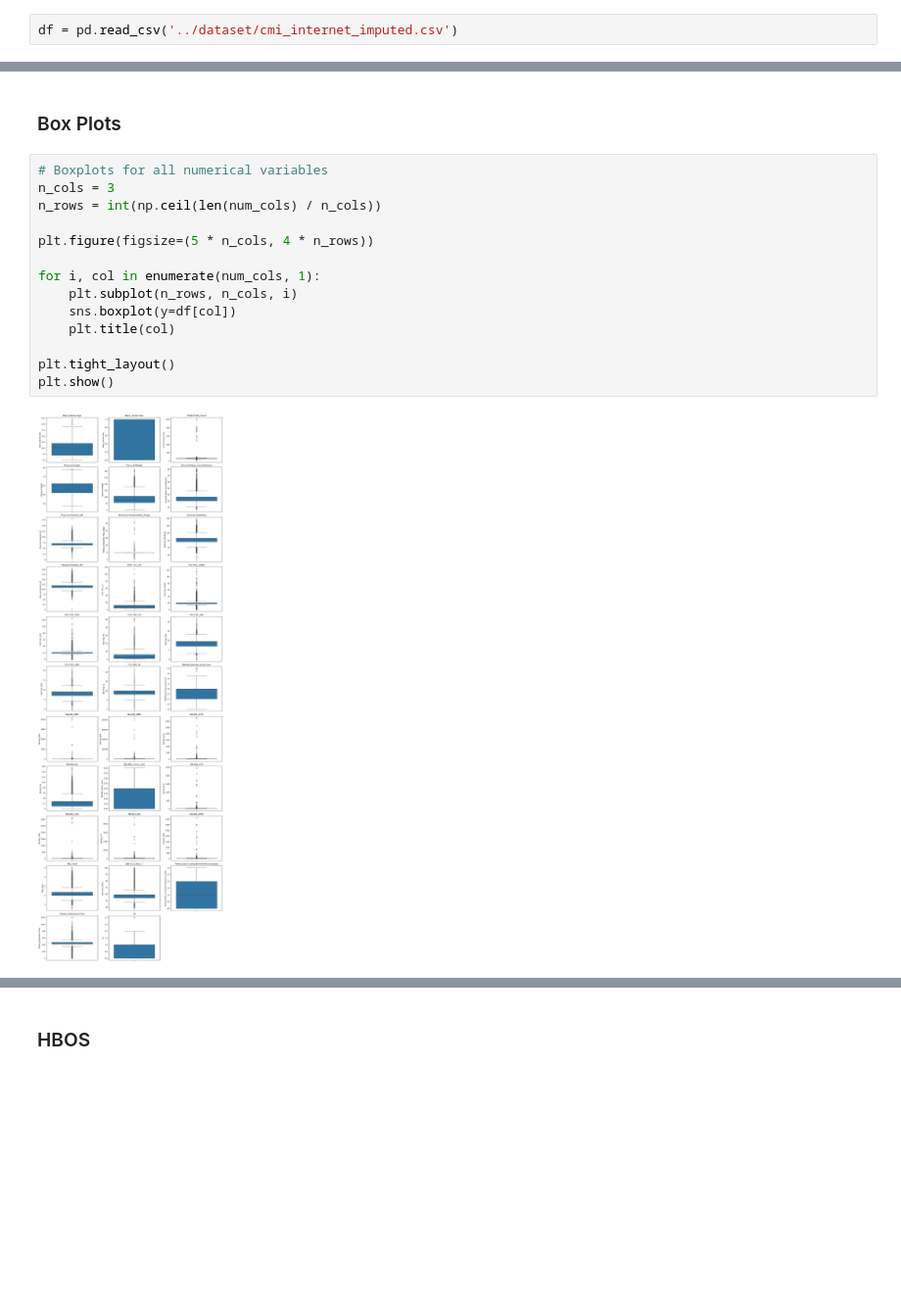
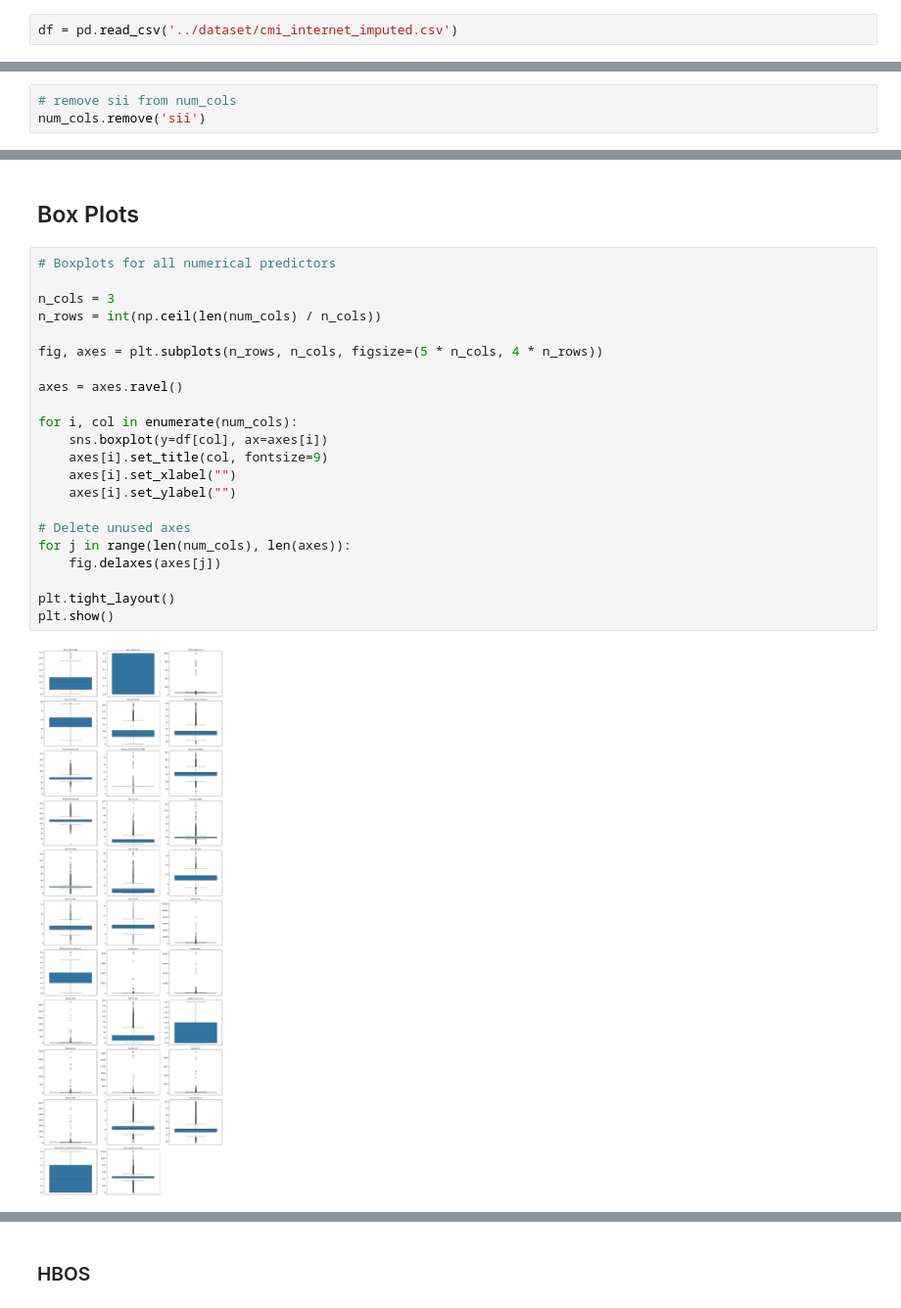
Before and after one commit to lorenzobuccolini03/Data-Mining---Advanced-Topics, a Jupyter notebook: Outliers_Detection/Naive_Approaches.ipynb, the cells around one changed output, grey strips where cells are left out. Shown at 98% size. Drawn from its saved outputs; the diff is of its cells as text; blank space fills up the shorter version.

```diff
--- a/Outliers_Detection/Naive_Approaches.ipynb
+++ b/Outliers_Detection/Naive_Approaches.ipynb
@@ -33,0 +32,3 @@ Number of numerical columns: 32
+# %%
+# remove sii from num_cols
+num_cols.remove('sii')
@@ -34,22 +56,30 @@ Number of numerical columns: 32
 # %% [markdown]
 
-### Box Plots
+## Box Plots
 # %%
-# Boxplots for all numerical variables
+# Boxplots for all numerical predictors
+
 n_cols = 3
 n_rows = int(np.ceil(len(num_cols) / n_cols))
 
-plt.figure(figsize=(5 * n_cols, 4 * n_rows))
+fig, axes = plt.subplots(n_rows, n_cols, figsize=(5 * n_cols, 4 * n_rows))
 
-for i, col in enumerate(num_cols, 1):
-    plt.subplot(n_rows, n_cols, i)
-    sns.boxplot(y=df[col])
-    plt.title(col)
+axes = axes.ravel()
+
+for i, col in enumerate(num_cols):
+    sns.boxplot(y=df[col], ax=axes[i])
+    axes[i].set_title(col, fontsize=9)
+    axes[i].set_xlabel("")
+    axes[i].set_ylabel("")
+
+# Delete unused axes
+for j in range(len(num_cols), len(axes)):
+    fig.delaxes(axes[j])
 
 plt.tight_layout()
 plt.show()
 # %% [output]
-[figure, old version]
+[figure, new version]
 # %%
 def iqr_outlier_mask(data, columns, k=1.5):
     """
```
Also changed, not shown: parts of 41 cells of this notebook, 2 other files.
